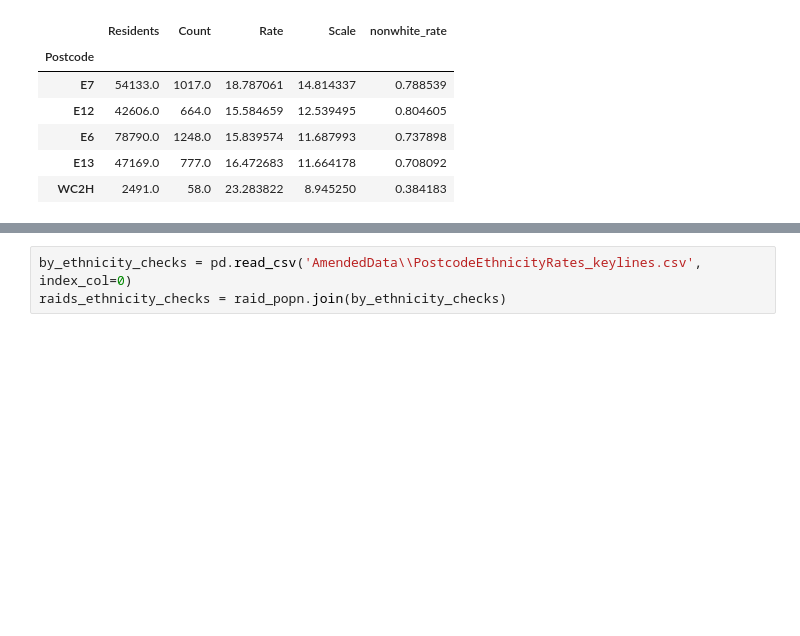
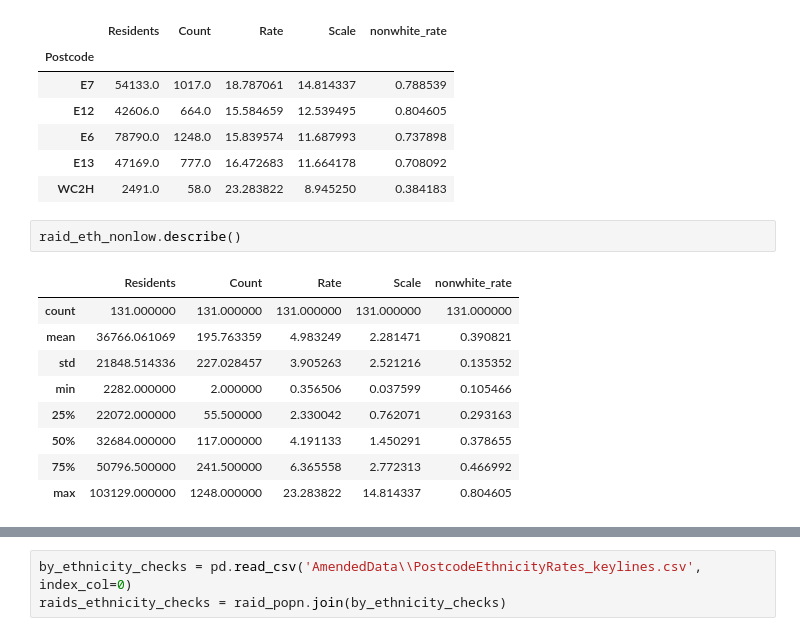
Before and after one commit to antiraids/london-immigration-raids-map, a Jupyter notebook: TellingTheStory.ipynb, the cells around one changed output, grey strips where cells are left out. Cells and saved outputs as stored; diff of their text form; blank space fills up the shorter version.

```diff
--- a/TellingTheStory.ipynb
+++ b/TellingTheStory.ipynb
@@ -194,6 +194,18 @@ raid_eth_nonlow.head()
 | E6 | 78790.0 | 1248.0 | 15.839574 | 11.687993 | 0.737898 |
 | E13 | 47169.0 | 777.0 | 16.472683 | 11.664178 | 0.708092 |
 | WC2H | 2491.0 | 58.0 | 23.283822 | 8.945250 | 0.384183 |
+# %%
+raid_eth_nonlow.describe()
+# %% [output]
+|  | Residents | Count | Rate | Scale | nonwhite_rate |
+| count | 131.000000 | 131.000000 | 131.000000 | 131.000000 | 131.000000 |
+| mean | 36766.061069 | 195.763359 | 4.983249 | 2.281471 | 0.390821 |
+| std | 21848.514336 | 227.028457 | 3.905263 | 2.521216 | 0.135352 |
+| min | 2282.000000 | 2.000000 | 0.356506 | 0.037599 | 0.105466 |
+| 25% | 22072.000000 | 55.500000 | 2.330042 | 0.762071 | 0.293163 |
+| 50% | 32684.000000 | 117.000000 | 4.191133 | 1.450291 | 0.378655 |
+| 75% | 50796.500000 | 241.500000 | 6.365558 | 2.772313 | 0.466992 |
+| max | 103129.000000 | 1248.000000 | 23.283822 | 14.814337 | 0.804605 |
 # %%
 # Scatterplot!
 ax = sns.scatterplot(x="nonwhite_rate", y="Rate", size="Residents", sizes=(20, 600), data=raid_eth_nonlow)
```
Also changed, not shown: parts of 6 cells of this notebook, 6 other files.
